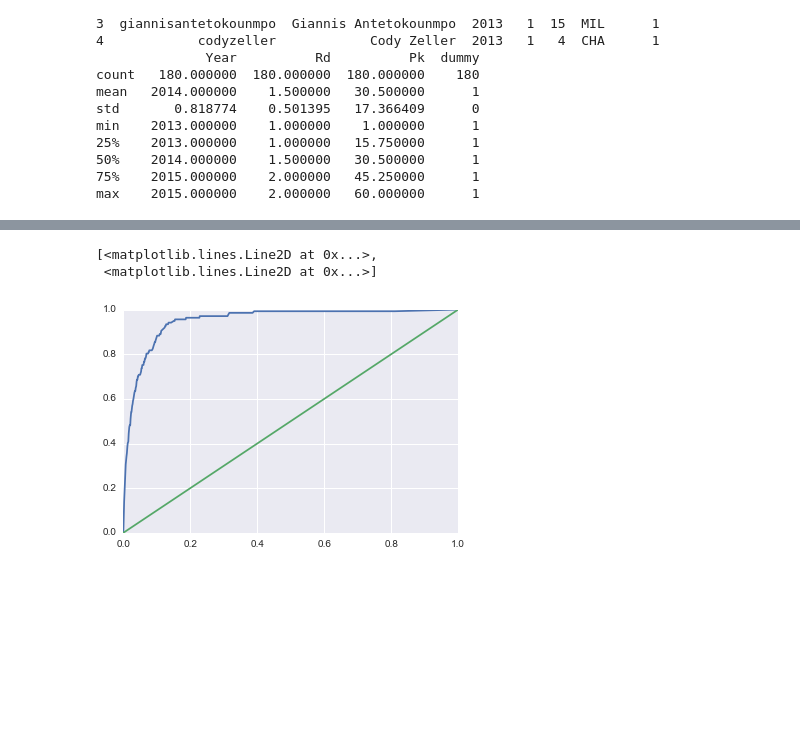
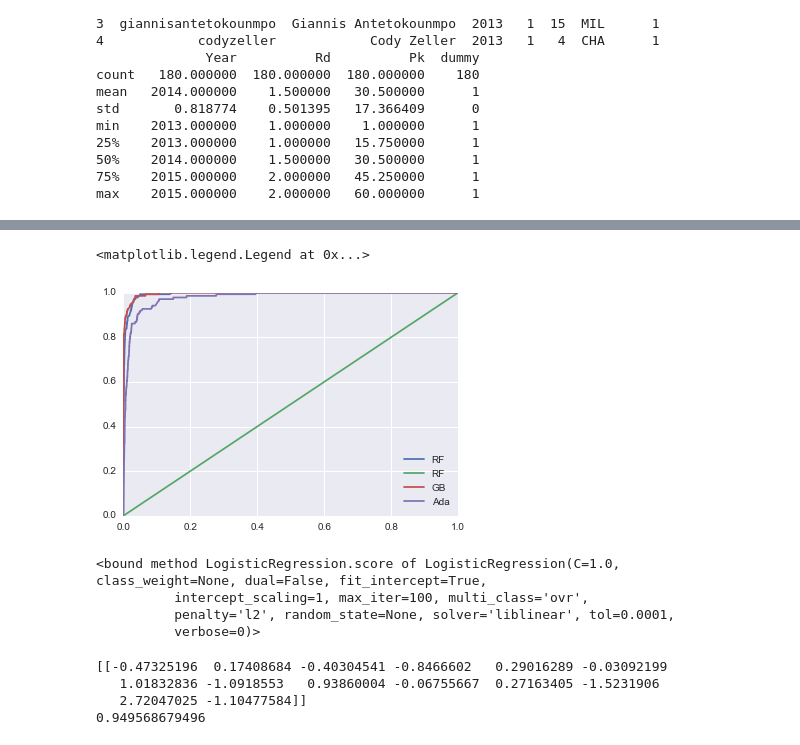
Before and after one commit to chetchavat/nba-draft-analysis, a Jupyter notebook: nba-draft-analysis.ipynb, the cells around one changed output, grey strips where cells are left out. Saved outputs shown, nothing was run; the diff lists cells and outputs as text; code cells hidden in the pictures; blank space fills up the shorter version.

```diff
--- a/nba-draft-analysis.ipynb
+++ b/nba-draft-analysis.ipynb
@@ -81,6 +112,14 @@ features = ['field_goal_percent','three_pointer_percent', 'eFG','free_throw_perc
 # %%
+X_scaled = StandardScaler().fit_transform(ncaa_bal[features])
 X = ncaa_bal[features]
 y = ncaa_bal['dummy']
+
+X_t, X_tt, y_t, y_tt = cross_validation.train_test_split(X,y, test_size = .2)
+X_ts, X_tts, y_ts, y_tts = cross_validation.train_test_split(X_scaled, y, test_size = .2)
+
+X_all_scaled = StandardScaler().fit_transform(ncaa_draft_dd[features])
 X_all = ncaa_draft_dd[features]
 y_all = ncaa_draft_dd['dummy']
+
 X_train, X_test, y_train, y_test = cross_validation.train_test_split(X_all, y_all, test_size = .2)
+X_train_s, X_test_s, y_train_s, y_test_s = cross_validation.train_test_split(X_all_scaled, y_all, test_size = .2)
@@ -111,0 +244,8 @@ AdaBoostClassifier: 0.872859025033
+# %%
+importances = forest.fit(X_t, y_t).feature_importances_
+std = np.std([tree.feature_importances_ for tree in forest.estimators_],
+             axis=0)
+df = pd.DataFrame(features, importances)
+df = df.reset_index()
+df.columns = ['importances', 'features']
+print df.sort_values(by = 'importances', ascending = False)
@@ -111,0 +268,8 @@ AdaBoostClassifier: 0.872859025033
+# %%
+importances = gbc.fit(X_t, y_t).feature_importances_
+std = np.std([tree.feature_importances_ for tree in forest.estimators_],
+             axis=0)
+df = pd.DataFrame(features, importances)
+df = df.reset_index()
+df.columns = ['importances', 'features']
+print df.sort_values(by = 'importances', ascending = False)
@@ -112,4 +292,9 @@ AdaBoostClassifier: 0.872859025033
 # %%
-importances = ada.fit(X, y).feature_importances_
+importances = ada.fit(X_t, y_t).feature_importances_
 std = np.std([tree.feature_importances_ for tree in forest.estimators_],
              axis=0)
+
+df = pd.DataFrame(features, importances)
+df = df.reset_index()
+df.columns = ['importances', 'features']
+print df.sort_values(by = 'importances', ascending = False)
@@ -169,8 +347,30 @@ avg / total       1.00      0.79      0.88      6065
 # %%
 fpr, tpr, thresholds = metrics.roc_curve(y_all, forest.predict_proba(X_all)[:,1])
-plt.plot(fpr, tpr,
-         fpr, fpr) # Second x,y pairs here are just to plot a line with slop 1.
+forest_plt = plt.plot(fpr, tpr, fpr, fpr, label = 'RF') # Second x,y pairs here are just to plot a line with slop 1.
+
+fpr, tpr, thresholds = metrics.roc_curve(y_all, gbc.predict_proba(X_all)[:,1])
+gbc_plt = plt.plot(fpr, tpr, label = 'GB') # Second x,y pairs here are just to plot a line with slop 1.
+
+fpr, tpr, thresholds = metrics.roc_curve(y_all, ada.predict_proba(X_all)[:,1])
+ada_plt = plt.plot(fpr, tpr, label = 'Ada') # Second x,y pairs here are just to plot a line with slop 1.
+
+plt.legend(loc='lower right')
 # %% [output]
-[<matplotlib.lines.Line2D at 0x...>,
- <matplotlib.lines.Line2D at 0x...>]
+<matplotlib.legend.Legend at 0x...>
-[figure, old version]
+[figure, new version]
+# %%
+logm = linear_model.LogisticRegression()
+logm.fit(X_t, y_t)
+# %% [output]
+<bound method LogisticRegression.score of LogisticRegression(C=1.0, class_weight=None, dual=False, fit_intercept=True,
+          intercept_scaling=1, max_iter=100, multi_class='ovr',
+          penalty='l2', random_state=None, solver='liblinear', tol=0.0001,
+          verbose=0)>
+# %%
+print logm.coef_
+print logm.score(X,y)
+# %% [output]
+[[-0.47325196  0.17408684 -0.40304541 -0.8466602   0.29016289 -0.03092199
+   1.01832836 -1.0918553   0.93860004 -0.06755667  0.27163405 -1.5231906
+   2.72047025 -1.10477584]]
+0.949568679496
```
Also changed, not shown: parts of 17 cells of this notebook.
